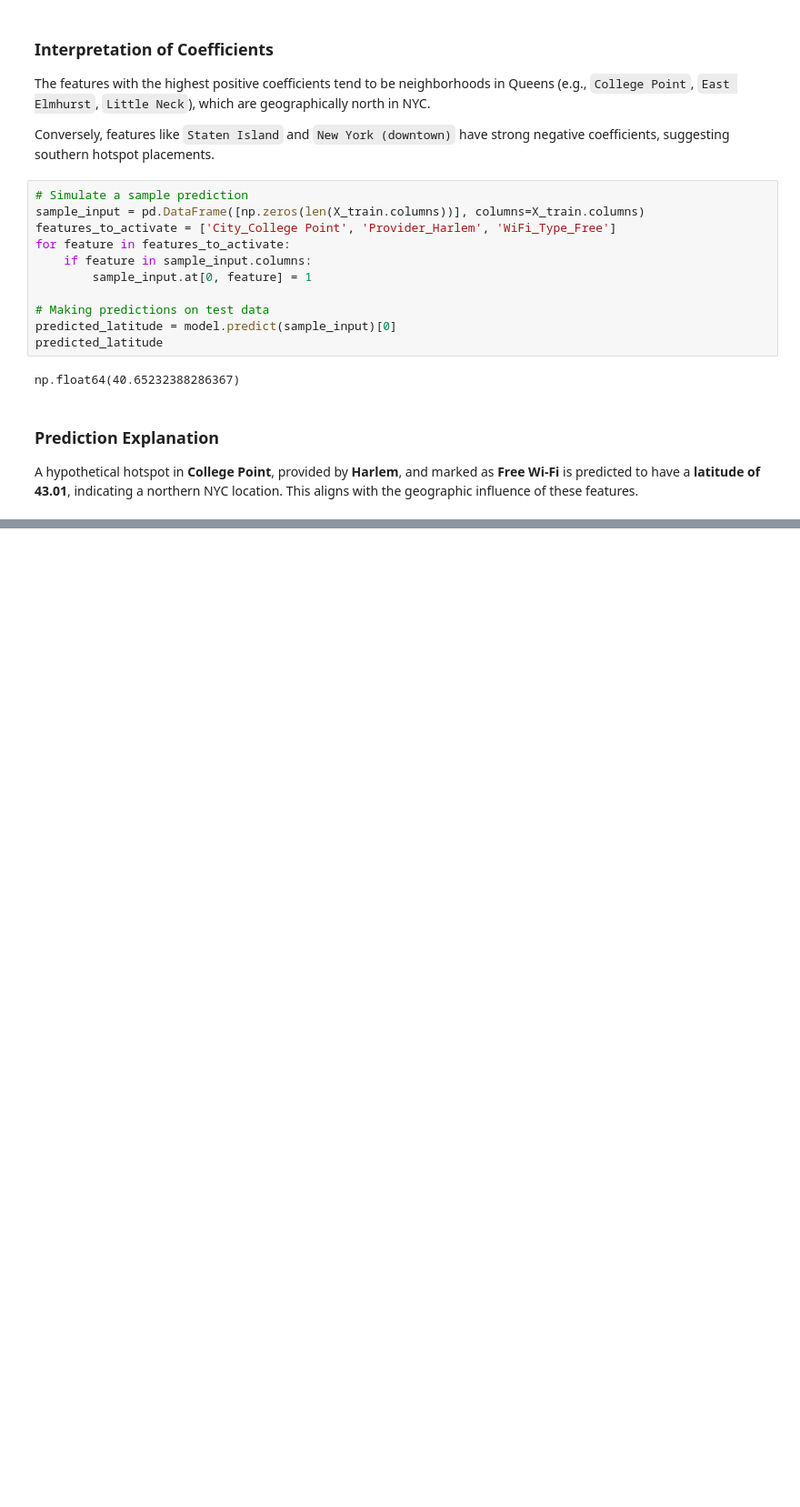
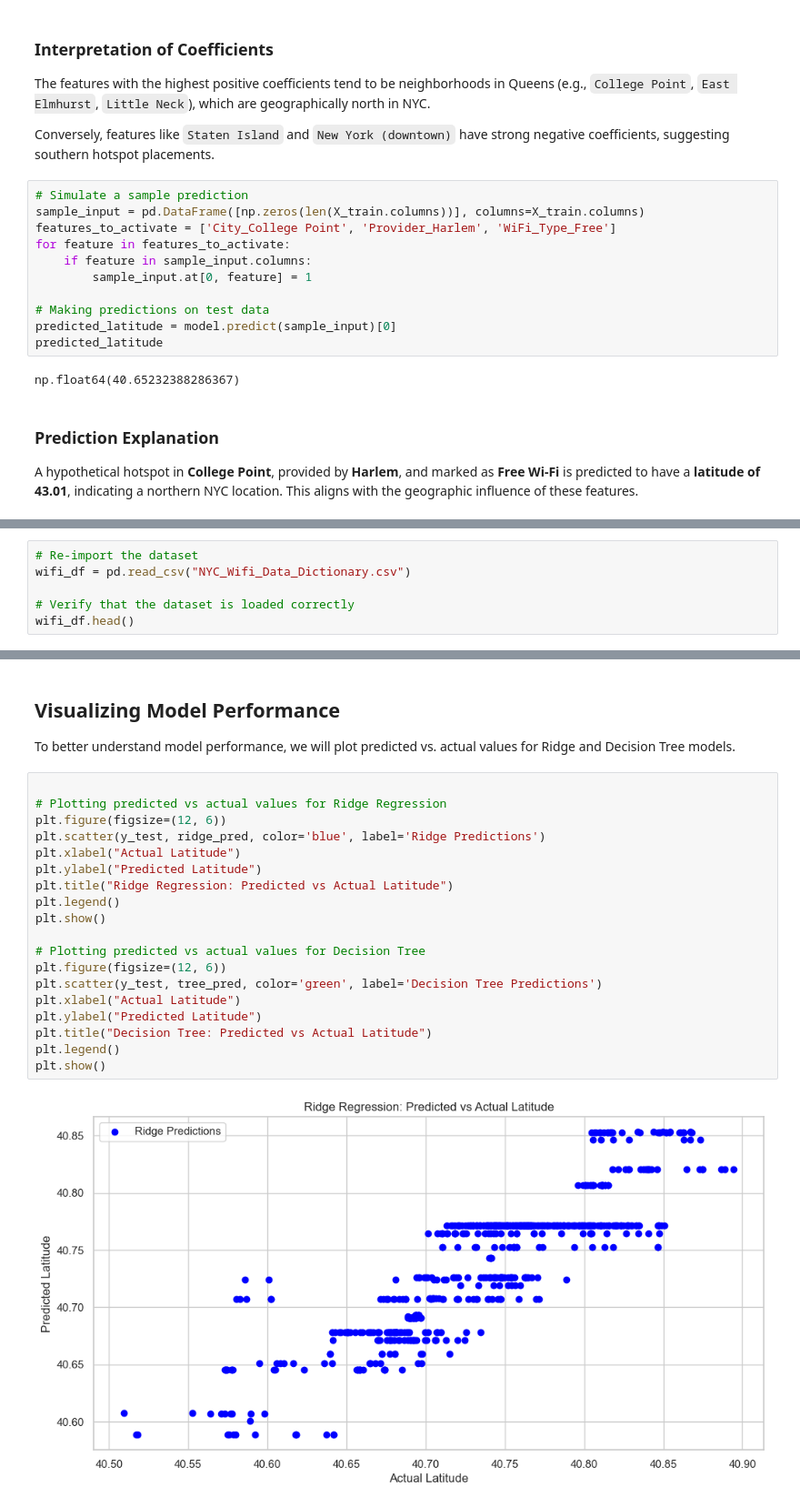
Before and after one commit to ArnavKucheriya/NJIT, a Jupyter notebook: CS 301 - Introduction to Data Science/CS301DS/Project 1/NYC_Wifi_Project.ipynb, the cells around one changed output, grey strips where cells are left out. Shown at 91% size. Saved outputs shown, nothing was run; the diff lists cells and outputs as text; blank space fills up the shorter version.

Commit message:
Updating Models

```diff
--- a/CS 301 - Introduction to Data Science/CS301DS/Project 1/NYC_Wifi_Project.ipynb
+++ b/CS 301 - Introduction to Data Science/CS301DS/Project 1/NYC_Wifi_Project.ipynb
@@ -371,0 +342,6 @@ This project models spatial placement of public Wi-Fi in NYC based on categorica
+# %%
+# Re-import the dataset
+wifi_df = pd.read_csv("NYC_Wifi_Data_Dictionary.csv")
+
+# Verify that the dataset is loaded correctly
+wifi_df.head()
@@ -371,0 +408,25 @@ This project models spatial placement of public Wi-Fi in NYC based on categorica
+# %% [markdown]
+
+## Visualizing Model Performance
+To better understand model performance, we will plot predicted vs. actual values for Ridge and Decision Tree models.
+# %%
+
+# Plotting predicted vs actual values for Ridge Regression
+plt.figure(figsize=(12, 6))
+plt.scatter(y_test, ridge_pred, color='blue', label='Ridge Predictions')
+plt.xlabel("Actual Latitude")
+plt.ylabel("Predicted Latitude")
+plt.title("Ridge Regression: Predicted vs Actual Latitude")
+plt.legend()
+plt.show()
+
+# Plotting predicted vs actual values for Decision Tree
+plt.figure(figsize=(12, 6))
+plt.scatter(y_test, tree_pred, color='green', label='Decision Tree Predictions')
+plt.xlabel("Actual Latitude")
+plt.ylabel("Predicted Latitude")
+plt.title("Decision Tree: Predicted vs Actual Latitude")
+plt.legend()
+plt.show()
+# %% [output]
+[figure, added]
```
Also changed, not shown: parts of 16 cells of this notebook.
